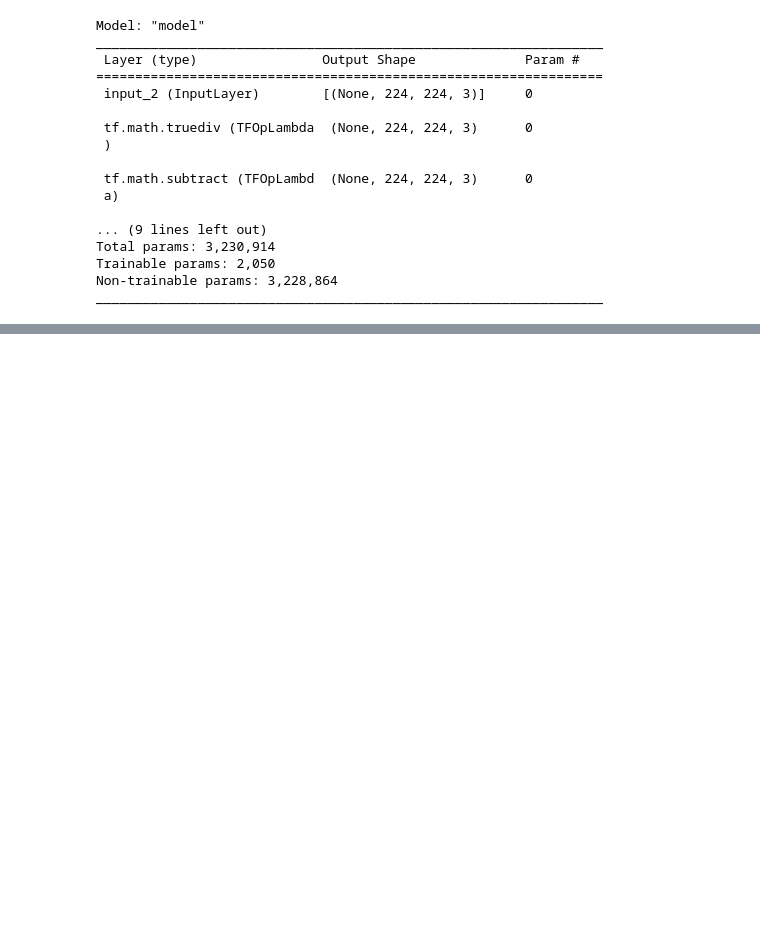
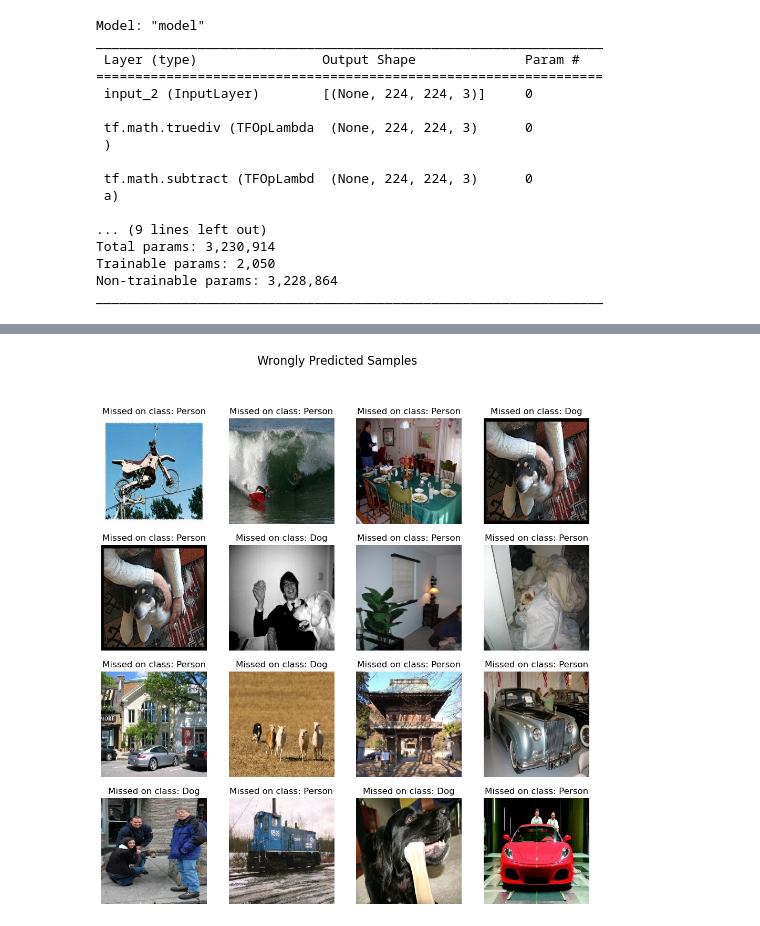
Before and after one commit to giovannigaiardo/cnn-dog-person-classifier, a Jupyter notebook: tests.ipynb, the cells around one changed output, grey strips where cells are left out. Saved outputs shown, nothing was run; the diff lists cells and outputs as text; code cells hidden in the pictures; blank space fills up the shorter version.

```diff
--- a/tests.ipynb
+++ b/tests.ipynb
@@ -211,0 +236,5 @@ for pred, label in zip(binary_preds, labels):
+# %%
+labels = [label.numpy() for _, label in test_data]
+labels = np.concatenate(labels, axis=0)
+# %%
+errors_idx, wrong_class_id = np.where(labels != binary_preds)
@@ -211,0 +245,3 @@ for pred, label in zip(binary_preds, labels):
+# %%
+errors = annotations_df.iloc[errors_idx]
+errors
@@ -211,0 +266,8 @@ for pred, label in zip(binary_preds, labels):
+# %%
+wrongly_predicted_images = load_images(images=errors["image"])
+# %%
+fig = visualize_errors(image_list=wrongly_predicted_images, class_idx_list=wrong_class_id)
+fig.suptitle("Wrongly Predicted Samples", fontsize=16)
+plt.show()
+# %% [output]
+[figure, added]
```
Also changed, not shown: parts of 40 cells of this notebook.
